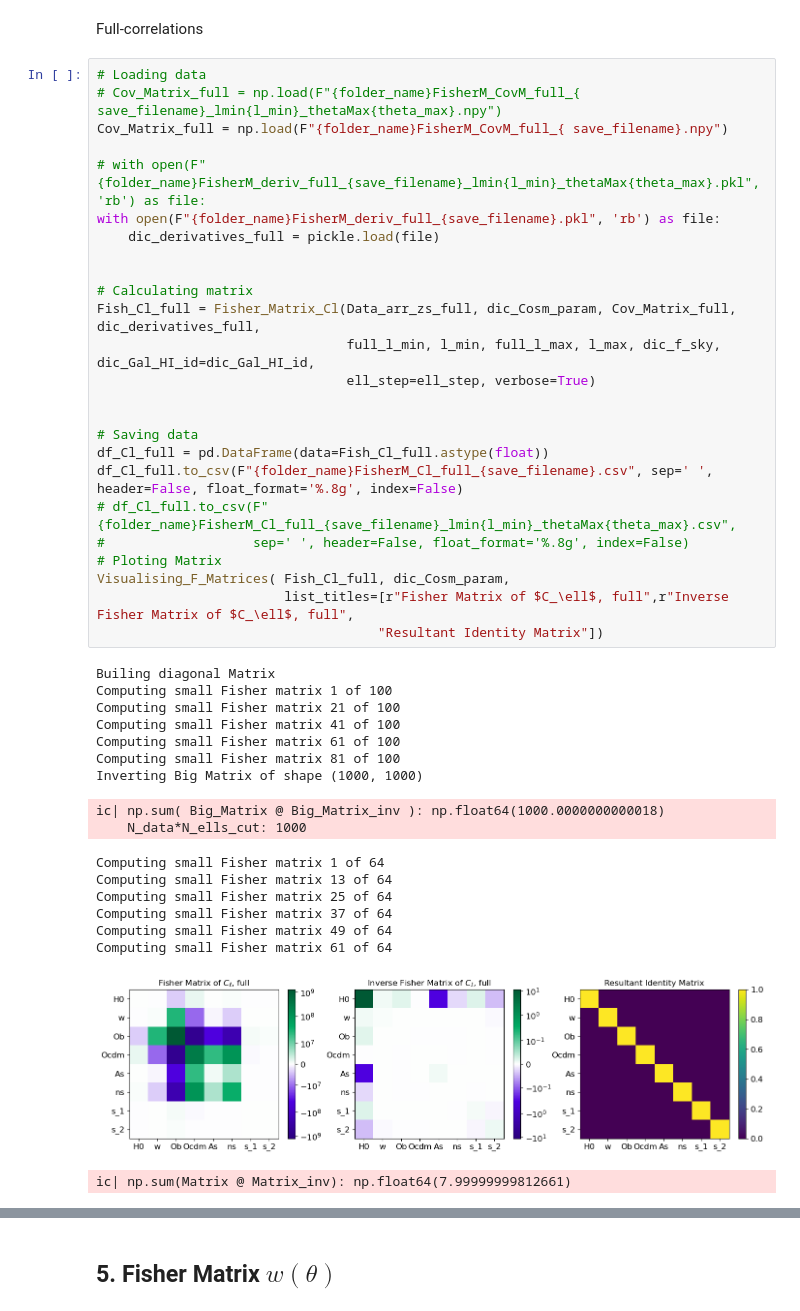
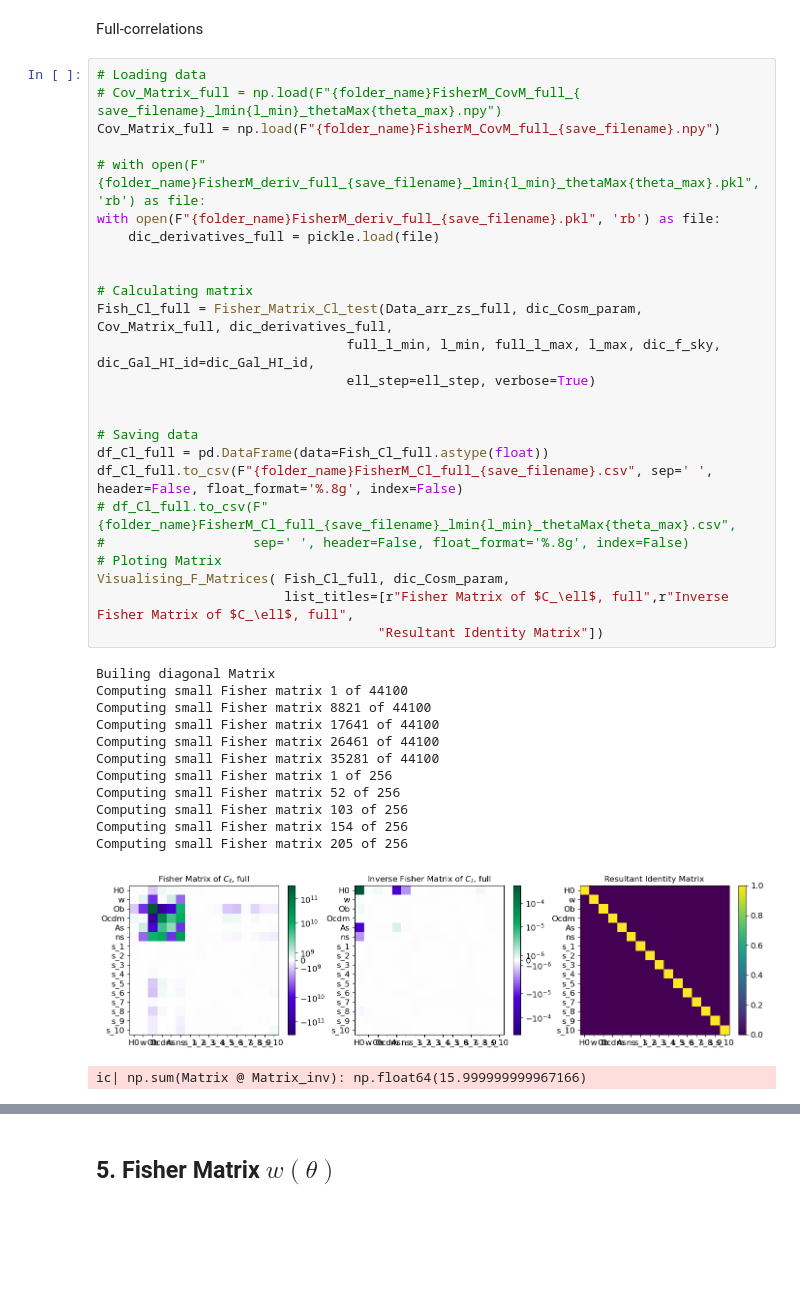
Before and after one commit to GreenTS27/Photo_Surveys-HI_IM-Fisher_Matrix, a Jupyter notebook: Fisher_Matrix_C_ell_vs_w_t.ipynb, the cells around one changed output, grey strips where cells are left out. Cells and saved outputs as stored; diff of their text form; blank space fills up the shorter version.

```diff
--- a/Fisher_Matrix_C_ell_vs_w_t.ipynb
+++ b/Fisher_Matrix_C_ell_vs_w_t.ipynb
@@ -1284,44 +1477,40 @@ Full-correlations
 # %%
 # Loading data
 # Cov_Matrix_full = np.load(F"{folder_name}FisherM_CovM_full_{ save_filename}_lmin{l_min}_thetaMax{theta_max}.npy")
-Cov_Matrix_full = np.load(F"{folder_name}FisherM_CovM_full_{ save_filename}.npy")
+Cov_Matrix_full = np.load(F"{folder_name}FisherM_CovM_full_{save_filename}.npy")
 
 # with open(F"{folder_name}FisherM_deriv_full_{save_filename}_lmin{l_min}_thetaMax{theta_max}.pkl", 'rb') as file:
 with open(F"{folder_name}FisherM_deriv_full_{save_filename}.pkl", 'rb') as file:
     dic_derivatives_full = pickle.load(file)
 
 
 # Calculating matrix
-Fish_Cl_full = Fisher_Matrix_Cl(Data_arr_zs_full, dic_Cosm_param, Cov_Matrix_full, dic_derivatives_full,
+Fish_Cl_full = Fisher_Matrix_Cl_test(Data_arr_zs_full, dic_Cosm_param, Cov_Matrix_full, dic_derivatives_full,
                                 full_l_min, l_min, full_l_max, l_max, dic_f_sky, dic_Gal_HI_id=dic_Gal_HI_id,
                                 ell_step=ell_step, verbose=True)
 
 
 # Saving data
 df_Cl_full = pd.DataFrame(data=Fish_Cl_full.astype(float))
 df_Cl_full.to_csv(F"{folder_name}FisherM_Cl_full_{save_filename}.csv", sep=' ', header=False, float_format='%.8g', index=False)
 # df_Cl_full.to_csv(F"{folder_name}FisherM_Cl_full_{save_filename}_lmin{l_min}_thetaMax{theta_max}.csv",
 #                   sep=' ', header=False, float_format='%.8g', index=False)
 # Ploting Matrix
 Visualising_F_Matrices( Fish_Cl_full, dic_Cosm_param,
                         list_titles=[r"Fisher Matrix of $C_\ell$, full",r"Inverse Fisher Matrix of $C_\ell$, full",
                                     "Resultant Identity Matrix"])
 # %% [output]
 Builing diagonal Matrix
-Computing small Fisher matrix 1 of 100
-Computing small Fisher matrix 21 of 100
-Computing small Fisher matrix 41 of 100
-Computing small Fisher matrix 61 of 100
-Computing small Fisher matrix 81 of 100
-Inverting Big Matrix of shape (1000, 1000)
+Computing small Fisher matrix 1 of 44100
+Computing small Fisher matrix 8821 of 44100
+Computing small Fisher matrix 17641 of 44100
+Computing small Fisher matrix 26461 of 44100
+Computing small Fisher matrix 35281 of 44100
+Computing small Fisher matrix 1 of 256
+Computing small Fisher matrix 52 of 256
+Computing small Fisher matrix 103 of 256
+Computing small Fisher matrix 154 of 256
+Computing small Fisher matrix 205 of 256
+[figure, new version]
-ic| np.sum( Big_Matrix @ Big_Matrix_inv ): np.float64(1000.0000000000018)
-    N_data*N_ells_cut: 1000
+ic| np.sum(Matrix @ Matrix_inv): np.float64(15.999999999967166)
-Computing small Fisher matrix 1 of 64
-Computing small Fisher matrix 13 of 64
-Computing small Fisher matrix 25 of 64
-Computing small Fisher matrix 37 of 64
-Computing small Fisher matrix 49 of 64
-Computing small Fisher matrix 61 of 64
-[figure, old version]
-ic| np.sum(Matrix @ Matrix_inv): np.float64(7.99999999812661)
 # %%
```
Also changed, not shown: parts of 21 cells of this notebook.
